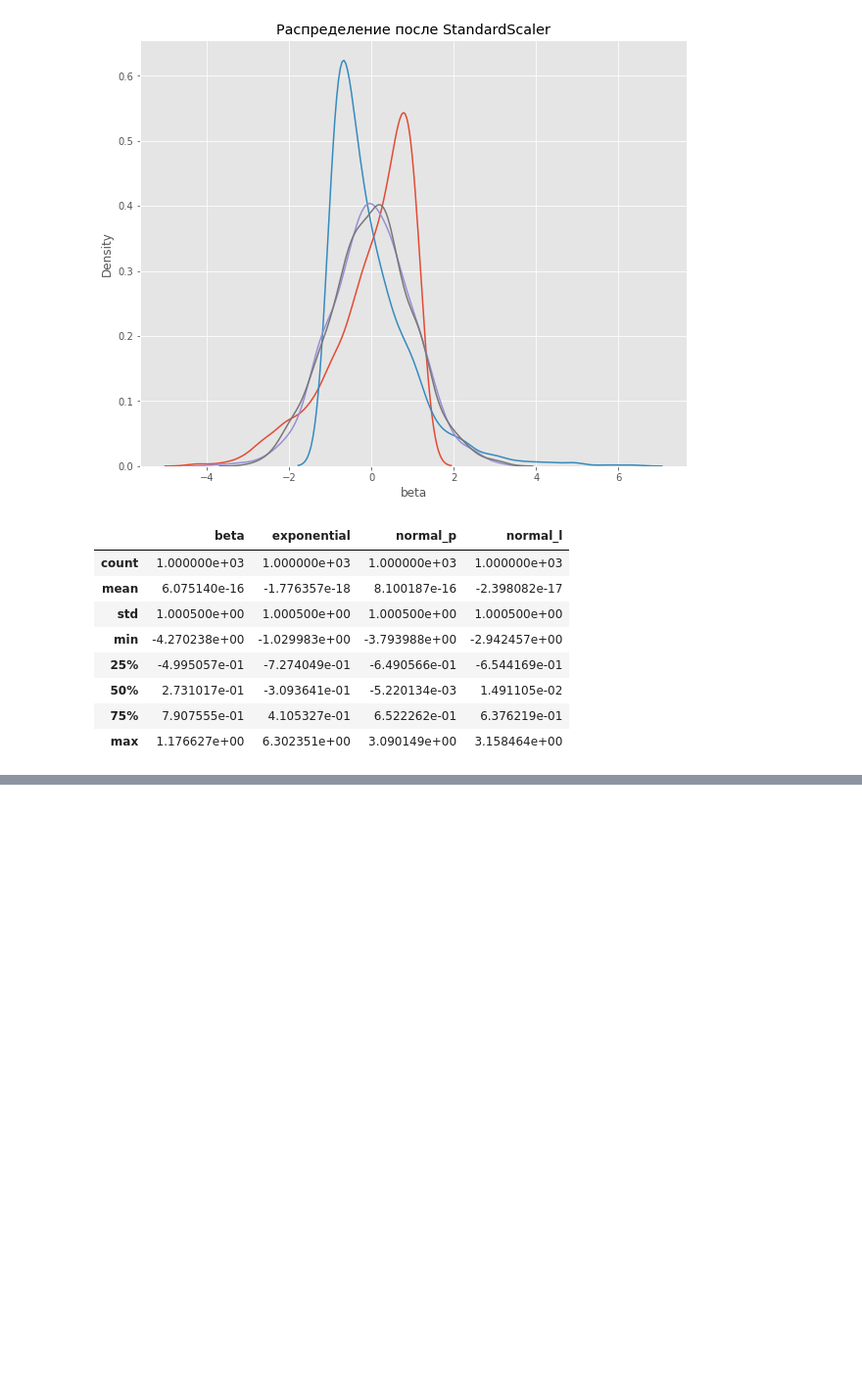
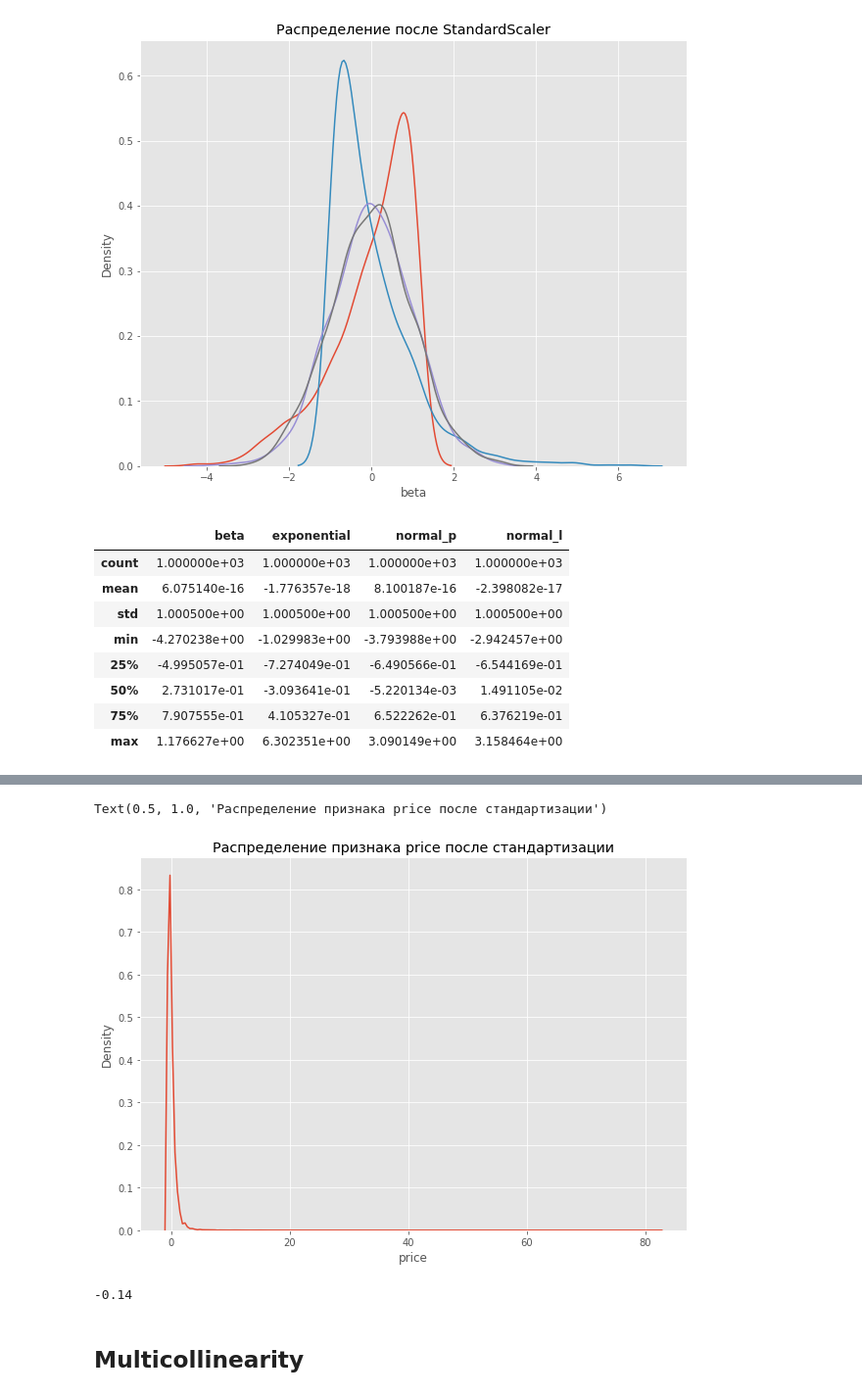
Before and after one commit to AleksejRum/sf_data_science, a Jupyter notebook: Modules/EDA/EDA3_Feature_engineering/Feature_engineering.ipynb, the cells around one changed output, grey strips where cells are left out. Shown at 98% size. Saved outputs shown, nothing was run; the diff lists cells and outputs as text; code cells hidden in the pictures; blank space fills up the shorter version.

```diff
--- a/Modules/EDA/EDA3_Feature_engineering/Feature_engineering.ipynb
+++ b/Modules/EDA/EDA3_Feature_engineering/Feature_engineering.ipynb
@@ -882,0 +964,13 @@ df_s.describe()
+# %%
+# For normalization & standardization
+from sklearn import preprocessing
+
+# Initializing StandardScaler
+s_scaler = preprocessing.StandardScaler()
+
+# Copying the original dataset
+wine_df3 = s_scaler.fit_transform(wine_df[['price']])
+
+# Converting an intermediate dataset into a dataframe
+wine_df3 = pd.DataFrame(wine_df3, columns=['price'])
+wine_df3
@@ -882,0 +991,14 @@ df_s.describe()
+# %%
+fig = plt.figure(figsize=(10,7))
+
+kde_plot2 = sns.kdeplot(wine_df3['price'])
+kde_plot2.set_title('Распределение признака price после стандартизации')
+# %% [output]
+Text(0.5, 1.0, 'Распределение признака price после стандартизации')
+[figure, added]
+# %%
+round(wine_df3['price'][129969],2)
+# %% [output]
+-0.14
+# %% [markdown]
+## Multicollinearity
```
Also changed, not shown: parts of 43 cells of this notebook, 1 other file.
